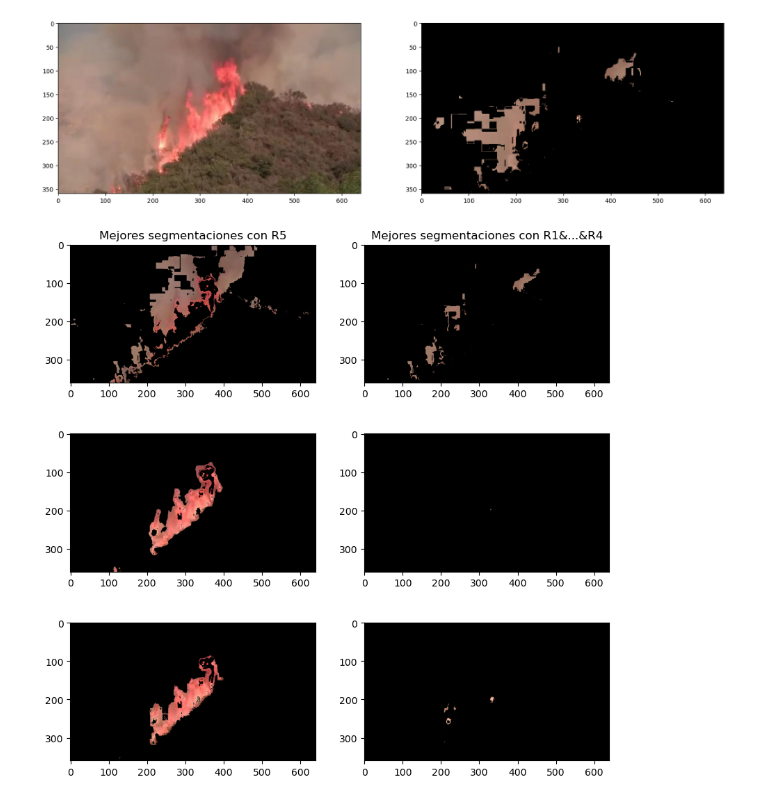
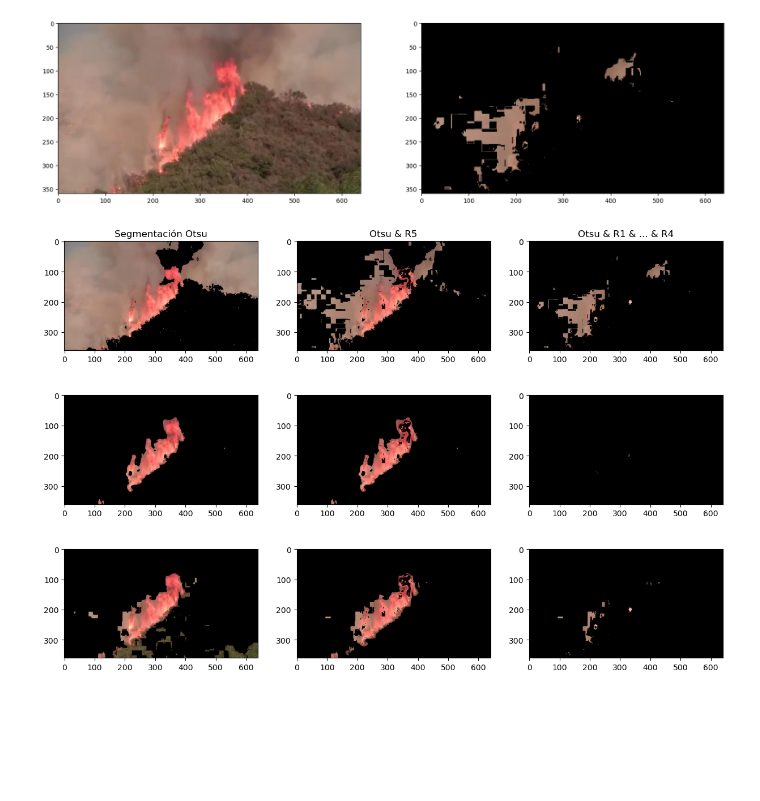
Before and after one commit to Laks0/fire-video-detection, a Jupyter notebook: Analisis_color.ipynb, the cells around one changed output. Drawn from its saved outputs; the diff is of its cells as text; code cells hidden in the pictures; blank space fills up the shorter version.

Commit message:
Otsu en dos partes que tiene más sentido

```diff
--- a/Analisis_color.ipynb
+++ b/Analisis_color.ipynb
@@ -40,31 +40,20 @@ axes[1].imshow(rgb_img * (R1 & R2 & R3 & R4 & R5)[...,None])
 <matplotlib.image.AxesImage at 0x...>
 [figure]
 # %%
-fig, axes = plt.subplots(3,2, figsize=(10,10))
+fig, axes = plt.subplots(3,3, figsize=(15,10))
 
 R1a4 = R1&R2&R3&R4
 for i in range(3):
-    S1, S2, S3 = otsu_segmentos(lab_img[:,:,i])
-    mejora = np.argmax([coincidencia(S1, R5), coincidencia(S2, R5), coincidencia(S3, R5)])
-    mascara = np.zeros_like(R5)
-    if mejora == 0:
-        mascara = S1
-    elif mejora == 1:
-        mascara = S2
-    elif mejora == 2:
-        mascara = S3
-    axes[i][0].imshow(rgb_img * (R5 & mascara)[...,None])
+    _, S2 = otsu_simple(lab_img[:,:,i])
+    axes[i][1].imshow(rgb_img * (R5 & S2)[...,None])
 
-    mejorb = np.argmax([coincidencia(S1, R1a4), coincidencia(S2, R1a4), coincidencia(S3, R1a4)])
-    if mejorb == 0:
-        mascara = S1
-    elif mejorb == 1:
-        mascara = S2
-    elif mejora == 2:
-        mascara = S3
-    axes[i][1].imshow(rgb_img * (R1a4 & mascara)[...,None])
+    axes[i][2].imshow(rgb_img * (R1a4 & S2)[...,None])
 
-axes[0][0].set_title("Mejores segmentaciones con R5")
-axes[0][1].set_title("Mejores segmentaciones con R1&...&R4");
+    _, m = otsu_simple(lab_img[:,:,i])
+    axes[i][0].imshow(rgb_img * m[...,None])
+
+axes[0][0].set_title("Segmentación Otsu")
+axes[0][1].set_title("Otsu & R5")
+axes[0][2].set_title("Otsu & R1 & ... & R4");
 # %% [output]
-[figure, old version]
+[figure, new version]
```
Also changed, not shown: 1 other file.
